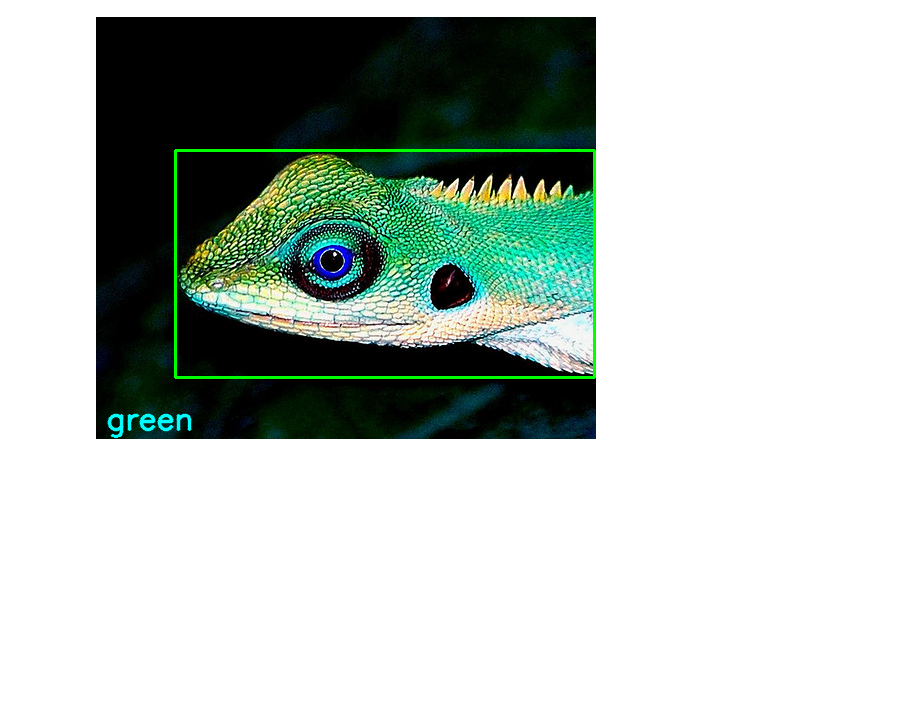
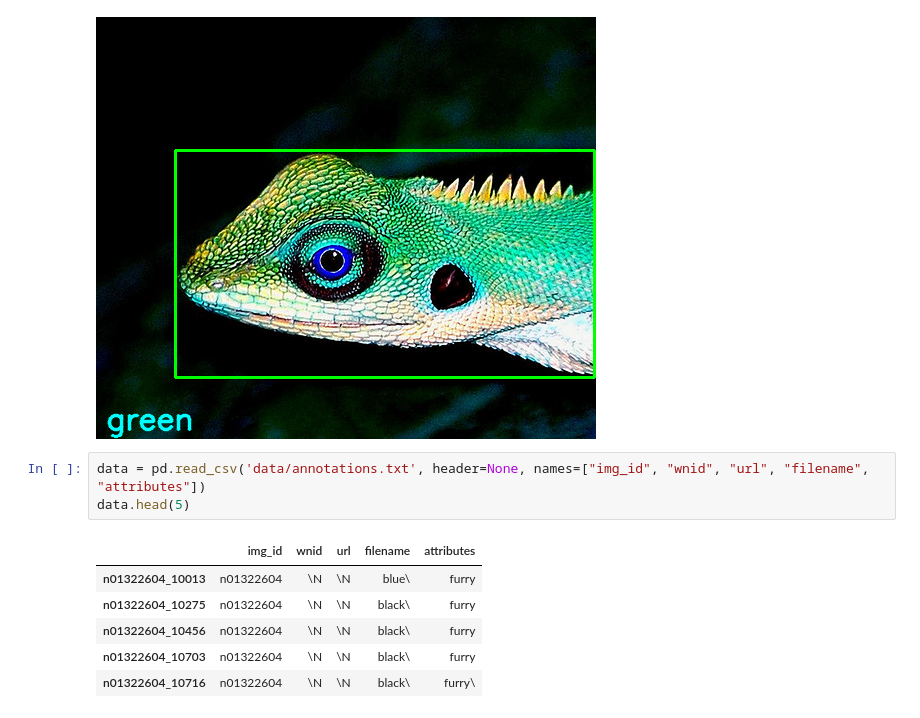
Before and after one commit to ramonsilvanet/trabalhando_com_imagens, a Jupyter notebook: Images and Attributes.ipynb, the cells around one changed output. Cells and saved outputs as stored; diff of their text form; blank space fills up the shorter version.

```diff
--- a/Images and Attributes.ipynb
+++ b/Images and Attributes.ipynb
@@ -100,3 +100,13 @@ load_image_with_bounding_boxes("images/pup_liggen.jpg", "n01322604", "10456")
 load_image_with_bounding_boxes("images/2558478796_a71d3afcaa.jpg", "n01693334", "10028")
 # %% [output]
 [figure]
+# %%
+data = pd.read_csv('data/annotations.txt', header=None, names=["img_id", "wnid", "url", "filename", "attributes"])
+data.head(5)
+# %% [output]
+|  | img_id | wnid | url | filename | attributes |
+| n01322604_10013 | n01322604 | \N | \N | blue\ | furry |
+| n01322604_10275 | n01322604 | \N | \N | black\ | furry |
+| n01322604_10456 | n01322604 | \N | \N | black\ | furry |
+| n01322604_10703 | n01322604 | \N | \N | black\ | furry |
+| n01322604_10716 | n01322604 | \N | \N | black\ | furry\ |
```
Also changed, not shown: parts of 2 cells of this notebook, 8 other files.
